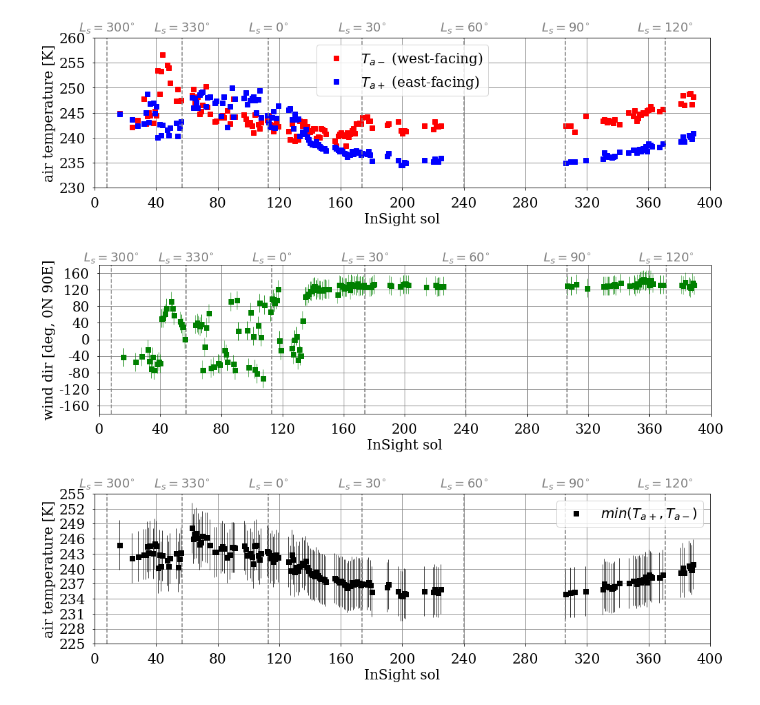
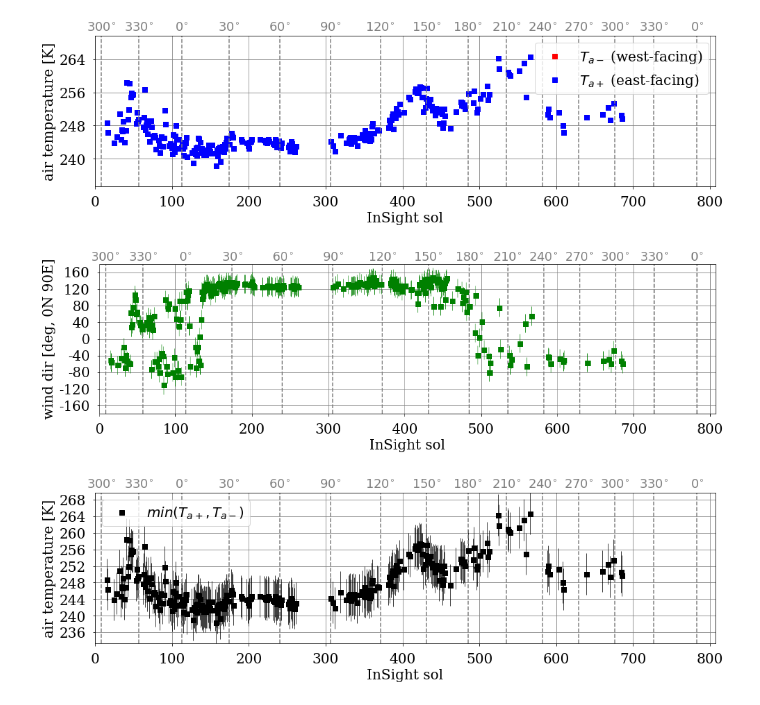
Before and after one commit to aymeric-spiga/insight-PBL-JGRplanets, a Jupyter notebook: seasonal/seasonal.ipynb, the cells around one changed output. Drawn from its saved outputs; the diff is of its cells as text; code cells hidden in the pictures.

```diff
--- a/seasonal/seasonal.ipynb
+++ b/seasonal/seasonal.ipynb
@@ -20,12 +28,19 @@ iwd = 22.5
 iws = 1.
 ips = 0.01
 # %%
-pre = np.load("pre.npy") ; prex = np.load("prex.npy")
-pat = np.load("pat.npy") ; patx = np.load("patx.npy")
-mat = np.load("mat.npy") ; matx = np.load("matx.npy")
-hws = np.load("hws.npy") ; hwsx = np.load("hwsx.npy")
-hwsstd = np.load("hwsstd.npy") ; hwsstdx = np.load("hwsstdx.npy")
-hwd = np.load("hwd.npy") ; hwdx = np.load("hwdx.npy")
+#pre = np.load("pre.npy") ; prex = np.load("prex.npy")
+#pat  = np.load("pat_%i_%i.npy" %(ttinter[0][0],ttinter[0][1]))
+#patx = np.load("patx_%i_%i.npy"%(ttinter[0][0],ttinter[0][1]))
+mat  = np.load("mat_%i_%i.npy" %(ttinter[0][0],ttinter[0][1]))
+matx = np.load("matx_%i_%i.npy"%(ttinter[0][0],ttinter[0][1]))
+pat = mat
+patx = matx
+hws  = np.load("hws_%i_%i.npy" %(ttinter[0][0],ttinter[0][1]))
+hwsx = np.load("hwsx_%i_%i.npy"%(ttinter[0][0],ttinter[0][1]))
+hwsstd  = np.load("hwsstd_%i_%i.npy" %(ttinter[0][0],ttinter[0][1]))
+hwsstdx = np.load("hwsstdx_%i_%i.npy"%(ttinter[0][0],ttinter[0][1]))
+hwd  = np.load("hwd_%i_%i.npy" %(ttinter[0][0],ttinter[0][1]))
+hwdx = np.load("hwdx_%i_%i.npy"%(ttinter[0][0],ttinter[0][1]))
 # %%
 datext = "tsurf_bins_LT_%i_%i.txt"%(ttinter[0][0],ttinter[0][1])
 solts,tsurfts = np.loadtxt(datext,unpack=True)
@@ -35,8 +47,14 @@ temp2 = np.maximum(mat,pat)
+# %%
+foo,indp,indm = np.intersect1d(patx,matx,return_indices=True)
+pat = pat[indp] ; patx = patx[indp]
+mat = mat[indm] ; matx = matx[indm]
+temp = np.minimum(mat,pat)
+temp2 = np.maximum(mat,pat)
 # %%
 foo,sols  = np.modf(solts)
 foo,sola  = np.modf(patx)
 foo,solw  = np.modf(hwsx)
-foo,solp  = np.modf(prex)
+#foo,solp  = np.modf(prex)
 dasol     = np.array([])
 dapre     = np.array([])
 dat_s     = np.array([])
@@ -54,7 +72,6 @@ dahwsstd  = np.array([])
 dahwsstdn = np.array([])
 daflux    = np.array([])
 for sol in sols:
-    press = pre[solp == sol]
     tatm  = temp[sola == sol]
     tatmm = mat[sola == sol]
     tatmp = pat[sola == sol]
@@ -64,6 +81,8 @@ for sol in sols:
     ws    = hws[solw == sol]
     wsstd = hwsstd[solw == sol]
     wd    = hwd[solw == sol]
+    #press = pre[solp == sol]
+    press = tatm*0. + 610.
     if len(tatm) > 0 and len(ws) > 0:
         dasol     = np.append(dasol,sol)
         dapre     = np.append(dapre,press)
@@ -98,54 +117,53 @@ pl.ylabel = "air temperature [K]"
 pl.xlabel = "InSight sol"
 pl.xmin = solini
 pl.xmax = solini+solsol
-pl.ymin = 230
-pl.ymax = 260
+pl.ymin = np.min(np.append(dat_m,dat_p))-it
+pl.ymax = np.max(np.append(dat_m,dat_p))+it
 pl.nyticks = 6 #12
 pl.f, pl.x = dat_m, dasol ; pl.color = "r" ; pl.legend = "$T_{a-}$ (west-facing)" ; pl.make()
 pl.f, pl.x = dat_p, dasol ; pl.color = "b" ; pl.legend = "$T_{a+}$ (east-facing)" ; pl.make()
 #pl.f, pl.x = mat, matx ; pl.color = "r" ; pl.legend = "$T_{a-}$ (west-facing)" ; pl.make()
 #pl.f, pl.x = pat, patx ; pl.color = "b" ; pl.legend = "$T_{a+}$ (east-facing)" ; pl.make()
 apss_lib.axisls(pl,addlspos=1.007,col="grey")
-ppplot.save(mode="pdf",filename="paper_TATM")
+ppplot.save(mode="pdf",filename="paper_TATM_%i_%i"%(ttinter[0][0],ttinter[0][1]))
 
 fig = ppplot.figuref(x=16,y=4)
 pl = ppplot.plot1d(fig=fig)
 pl.color = "m"
 pl.linestyle = ""
 pl.marker = "s"
 pl.ylabel = "wind dir [deg, 0N 90E]"
 pl.xlabel = "InSight sol"
 pl.xmin = solini
 pl.xmax = solini+solsol
 pl.ymin = -180
 pl.ymax = +180
 pl.nyticks = 9
 pl.f, pl.x = dahwd,dasol ; pl.color = "g" ; pl.make()
 #pl.f, pl.x = hwd,hwdx
 pl.ax.errorbar(pl.x,pl.f,yerr=iwd,color=pl.color,fmt=pl.marker,elinewidth=0.75)
 apss_lib.axisls(pl,addlspos=1.08,col="grey")
-ppplot.save(mode="pdf",filename="paper_HWD")
+ppplot.save(mode="pdf",filename="paper_HWD_%i_%i"%(ttinter[0][0],ttinter[0][1]))
 
 fig = ppplot.figuref(x=16,y=4)
 pl = ppplot.plot1d(fig=fig)
 pl.linestyle = ""
 pl.marker = "s"
 pl.ylabel = "air temperature [K]"
 pl.xlabel = "InSight sol"
 pl.xmin = solini
 pl.xmax = solini+solsol
-pl.ymin = 225
-pl.ymax = 255
+pl.ymin = np.min(dat_a)-it
+pl.ymax = np.max(dat_a)+it
 pl.nyticks = 10
 pl.f, pl.x = dat_a, dasol ; pl.color = "k" ; pl.legend = "$min(T_{a+},T_{a-})$" ; pl.make()
-#pl.f, pl.x = temp, matx
 pl.ax.errorbar(pl.x,pl.f,yerr=it,color=pl.color,fmt=pl.marker,elinewidth=0.75)
 apss_lib.axisls(pl,addlspos=1.007,col="grey")
-ppplot.save(mode="pdf",filename="paper_TATMmin")
+ppplot.save(mode="pdf",filename="paper_TATMmin_%i_%i"%(ttinter[0][0],ttinter[0][1]))
 # %% [output]
-[figure, old version]
+[figure, new version]
-[figure, old version]
+[figure, new version]
-[figure, old version]
+[figure, new version]
 # %%
 fig = ppplot.figuref(x=16,y=4)
 pl = ppplot.plot1d(fig=fig)
```
Also changed, not shown: parts of 16 cells of this notebook, 2 other files.
